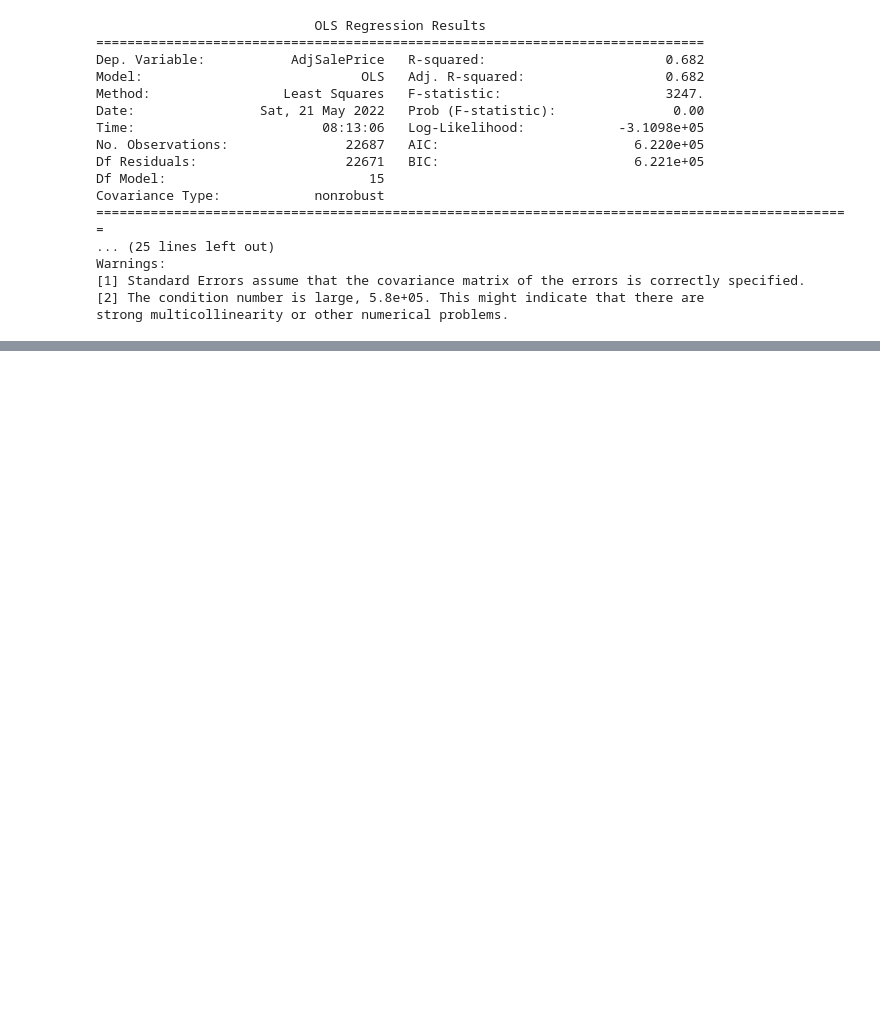
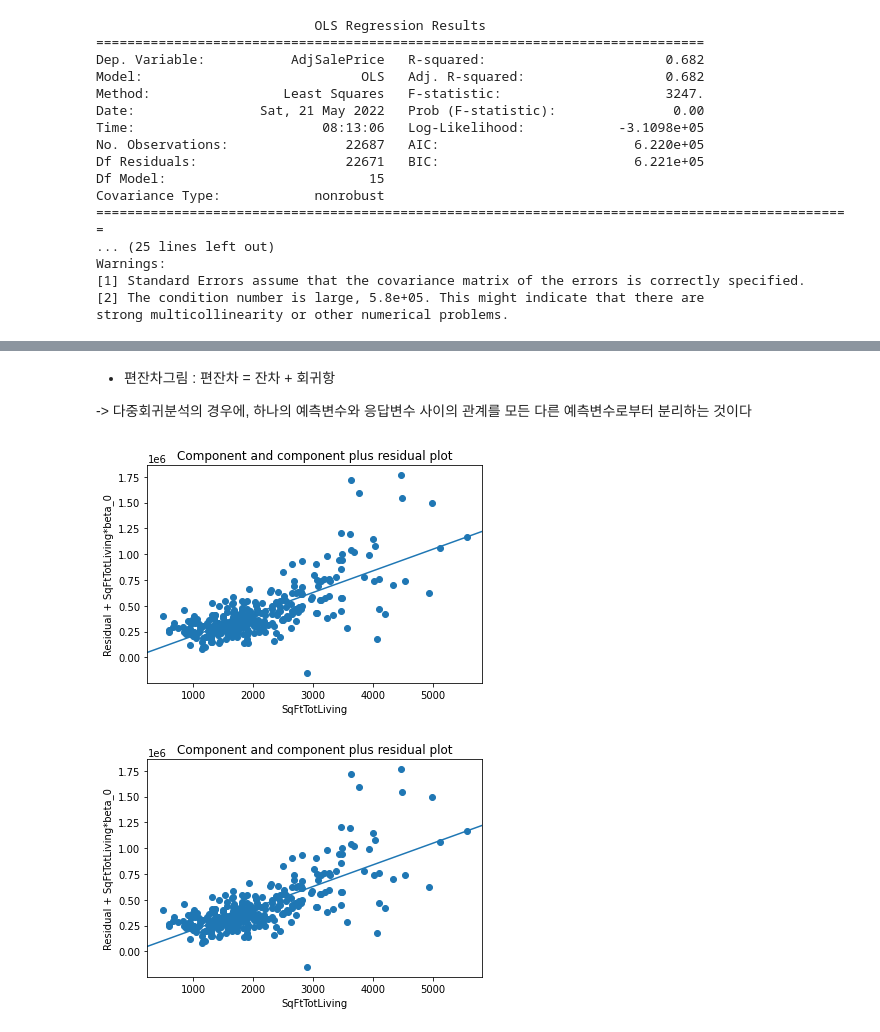
Before and after one commit to Je-Hyeon/My_Study_Materials2021, a Jupyter notebook: 데사통계정리.ipynb, the cells around one changed output, grey strips where cells are left out. Drawn from its saved outputs; the diff is of its cells as text; code cells hidden in the pictures; blank space fills up the shorter version.

```diff
--- a/데사통계정리.ipynb
+++ b/데사통계정리.ipynb
@@ -1203,0 +1339,11 @@ strong multicollinearity or other numerical problems.
+# %% [markdown]
+* 편잔차그림 : 편잔차 = 잔차 + 회귀항
+
+-> 다중회귀분석의 경우에, 하나의 예측변수와 응답변수 사이의 관계를 모든 다른 예측변수로부터 분리하는 것이다
+# %%
+import statsmodels.api as sm
+
+sm.graphics.plot_ccpr(result_98105, 'SqFtTotLiving')
+# %% [output]
+[figure, added]
+[figure, added]
```
Also changed, not shown: parts of 23 cells of this notebook.
